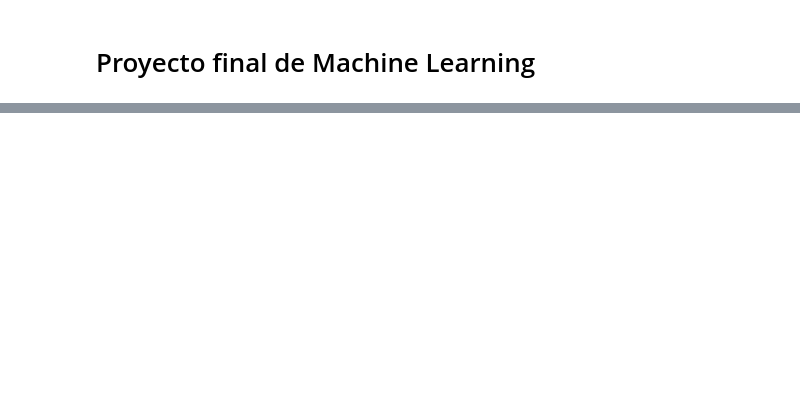
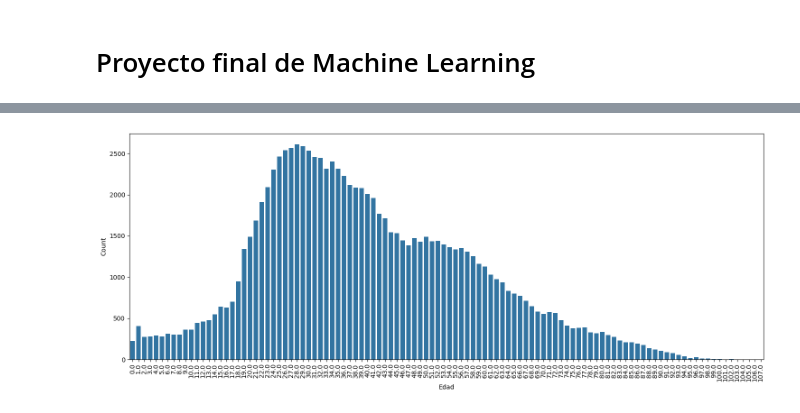
Before and after one commit to 4GeeksAcademy/remelop_Machine_Learning_Final_Project, a Jupyter notebook: src/Final_Project.ipynb, the cells around one changed output, grey strips where cells are left out. Drawn from its saved outputs; the diff is of its cells as text; code cells hidden in the pictures; blank space fills up the shorter version.

```diff
--- a/src/Final_Project.ipynb
+++ b/src/Final_Project.ipynb
@@ -32,0 +74,25 @@ results_df = pd.DataFrame.from_records(results)
+# %%
+data_c['fecha_reporte_web'] = pd.to_datetime(data_c['fecha_reporte_web'].str.split(' ').str[0], format = '%Y-%m-%d')
+data_c['fecha_de_notificaci_n'] = pd.to_datetime(data_c['fecha_de_notificaci_n'].str.split(' ').str[0], format = '%Y-%m-%d')
+data_c['fecha_inicio_sintomas'] = pd.to_datetime(data_c['fecha_inicio_sintomas'].str.split(' ').str[0], format = '%Y-%m-%d')
+data_c['fecha_diagnostico'] = pd.to_datetime(data_c['fecha_diagnostico'].str.split(' ').str[0], format = '%Y-%m-%d')
+data_c['fecha_recuperado'] = pd.to_datetime(data_c['fecha_recuperado'].str.split(' ').str[0], format = '%Y-%m-%d')
+data_c['fecha_muerte'] = pd.to_datetime(data_c['fecha_muerte'].str.split(' ').str[0], format = '%Y-%m-%d')
+# %%
+data_c['id_de_caso'] = pd.to_numeric(data_c['id_de_caso'], errors='coerce')
+data_c['edad'] = pd.to_numeric(data_c['edad'], errors='coerce')
+data_c['unidad_medida'] = pd.to_numeric(data_c['unidad_medida'], errors='coerce')
+# %%
+data_c.loc[data_c['unidad_medida'] == 2, 'edad'] = data_c['edad'] / 12
+data_c.loc[data_c['unidad_medida'] == 3, 'edad'] = data_c['edad'] / 365
+data_c['edad'] = data_c['edad'].round()
+# %%
+edad=data_c["edad"].value_counts()
+# %%
+plt.figure(figsize=(15,6))
+sns.barplot(x=edad.index, y=edad.values).set(xlabel ="Edad", ylabel = "Count", title =None)
+plt.xticks(rotation=90)
+plt.tight_layout()
+plt.show()
+# %% [output]
+[figure, added]
```
Also changed, not shown: parts of 17 cells of this notebook.
